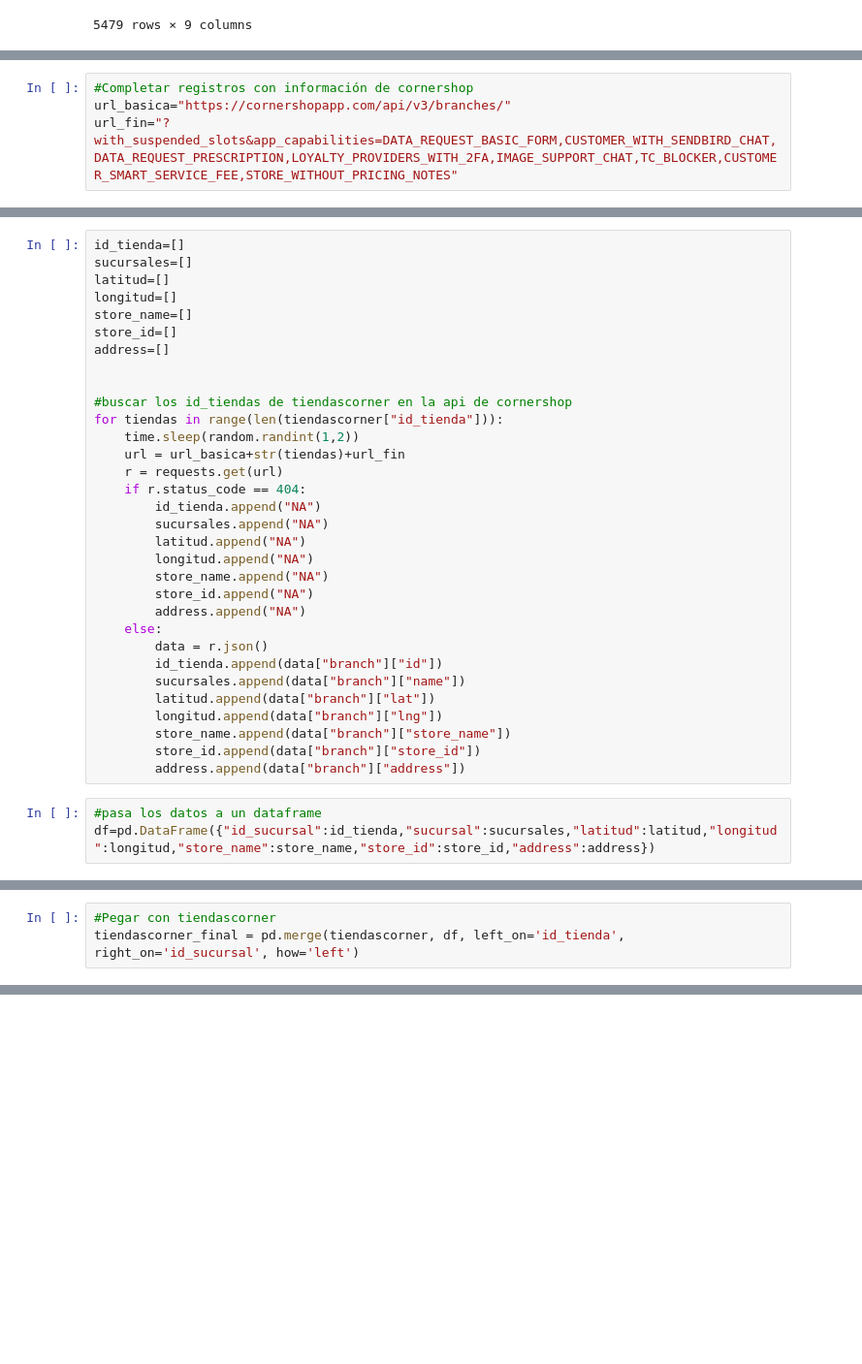
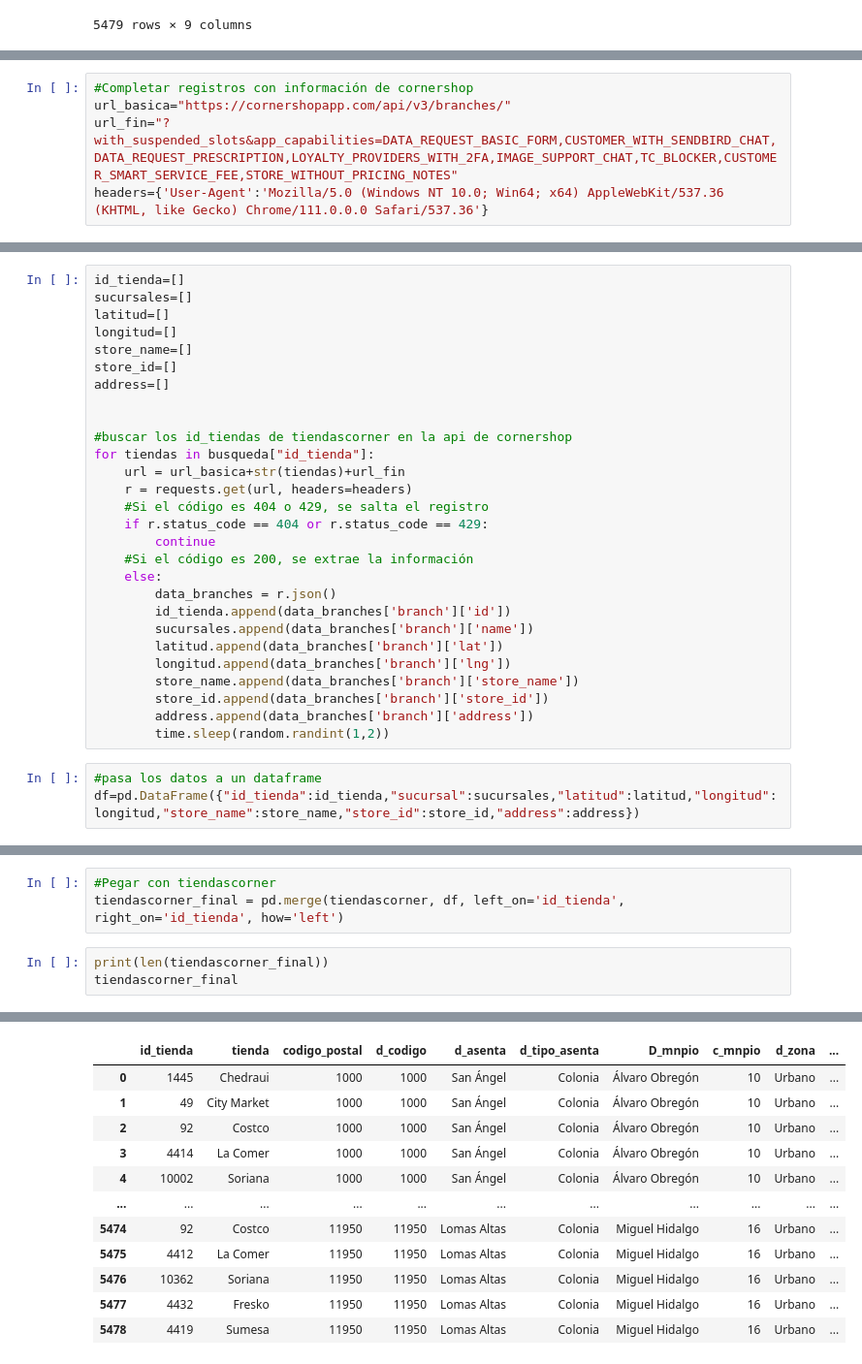
Before and after one commit to labdatos-se/pacic, a Jupyter notebook: tiendas_corner_codpost.ipynb, the cells around one changed output, grey strips where cells are left out. Shown: that part at 97% size. Drawn from its saved outputs; the diff is of its cells as text; blank space fills up the shorter version.

Commit message:
Modificación al código de sucursales

```diff
--- a/tiendas_corner_codpost.ipynb
+++ b/tiendas_corner_codpost.ipynb
@@ -145,3 +152,4 @@ tiendascorner
 #Completar registros con información de cornershop
 url_basica="https://cornershopapp.com/api/v3/branches/"
 url_fin="?with_suspended_slots&app_capabilities=DATA_REQUEST_BASIC_FORM,CUSTOMER_WITH_SENDBIRD_CHAT,DATA_REQUEST_PRESCRIPTION,LOYALTY_PROVIDERS_WITH_2FA,IMAGE_SUPPORT_CHAT,TC_BLOCKER,CUSTOMER_SMART_SERVICE_FEE,STORE_WITHOUT_PRICING_NOTES"
+headers={'User-Agent':'Mozilla/5.0 (Windows NT 10.0; Win64; x64) AppleWebKit/537.36 (KHTML, like Gecko) Chrome/111.0.0.0 Safari/537.36'}
@@ -158,27 +164,23 @@ address=[]
 
 
 #buscar los id_tiendas de tiendascorner en la api de cornershop
-for tiendas in range(len(tiendascorner["id_tienda"])):
-    time.sleep(random.randint(1,2))
+for tiendas in busqueda["id_tienda"]:
     url = url_basica+str(tiendas)+url_fin
-    r = requests.get(url)
-    if r.status_code == 404:
-        id_tienda.append("NA")
-        sucursales.append("NA")
-        latitud.append("NA")
-        longitud.append("NA")
-        store_name.append("NA")
-        store_id.append("NA")
-        address.append("NA")
+    r = requests.get(url, headers=headers)
+    #Si el código es 404 o 429, se salta el registro
+    if r.status_code == 404 or r.status_code == 429:
+        continue
+    #Si el código es 200, se extrae la información
     else:
-        data = r.json()
-        id_tienda.append(data["branch"]["id"])
-        sucursales.append(data["branch"]["name"])
-        latitud.append(data["branch"]["lat"])
-        longitud.append(data["branch"]["lng"])
-        store_name.append(data["branch"]["store_name"])
-        store_id.append(data["branch"]["store_id"])
-        address.append(data["branch"]["address"])
+        data_branches = r.json()
+        id_tienda.append(data_branches['branch']['id'])
+        sucursales.append(data_branches['branch']['name'])
+        latitud.append(data_branches['branch']['lat'])
+        longitud.append(data_branches['branch']['lng'])
+        store_name.append(data_branches['branch']['store_name'])
+        store_id.append(data_branches['branch']['store_id'])
+        address.append(data_branches['branch']['address'])
+        time.sleep(random.randint(1,2))
 # %%
 #pasa los datos a un dataframe
-df=pd.DataFrame({"id_sucursal":id_tienda,"sucursal":sucursales,"latitud":latitud,"longitud":longitud,"store_name":store_name,"store_id":store_id,"address":address})
+df=pd.DataFrame({"id_tienda":id_tienda,"sucursal":sucursales,"latitud":latitud,"longitud":longitud,"store_name":store_name,"store_id":store_id,"address":address})
@@ -185,3 +203,7 @@ df=pd.DataFrame({"id_sucursal":id_tienda,"sucursal":sucursales,"latitud":latitud
 # %%
 #Pegar con tiendascorner
-tiendascorner_final = pd.merge(tiendascorner, df, left_on='id_tienda', right_on='id_sucursal', how='left')
+tiendascorner_final = pd.merge(tiendascorner, df, left_on='id_tienda', right_on='id_tienda', how='left')
+# %%
+print(len(tiendascorner_final))
+tiendascorner_final
+# %% [output]
@@ -187,0 +211,12 @@ tiendascorner_final = pd.merge(tiendascorner, df, left_on='id_tienda', right_on=
+|  | id_tienda | tienda | codigo_postal | d_codigo | d_asenta | d_tipo_asenta | D_mnpio | c_mnpio | d_zona | ... |
+| 0 | 1445 | Chedraui | 1000 | 1000 | San Ángel | Colonia | Álvaro Obregón | 10 | Urbano | ... |
+| 1 | 49 | City Market | 1000 | 1000 | San Ángel | Colonia | Álvaro Obregón | 10 | Urbano | ... |
+| 2 | 92 | Costco | 1000 | 1000 | San Ángel | Colonia | Álvaro Obregón | 10 | Urbano | ... |
+| 3 | 4414 | La Comer | 1000 | 1000 | San Ángel | Colonia | Álvaro Obregón | 10 | Urbano | ... |
+| 4 | 10002 | Soriana | 1000 | 1000 | San Ángel | Colonia | Álvaro Obregón | 10 | Urbano | ... |
+| ... | ... | ... | ... | ... | ... | ... | ... | ... | ... | ... |
+| 5474 | 92 | Costco | 11950 | 11950 | Lomas Altas | Colonia | Miguel Hidalgo | 16 | Urbano | ... |
+| 5475 | 4412 | La Comer | 11950 | 11950 | Lomas Altas | Colonia | Miguel Hidalgo | 16 | Urbano | ... |
+| 5476 | 10362 | Soriana | 11950 | 11950 | Lomas Altas | Colonia | Miguel Hidalgo | 16 | Urbano | ... |
+| 5477 | 4432 | Fresko | 11950 | 11950 | Lomas Altas | Colonia | Miguel Hidalgo | 16 | Urbano | ... |
+| 5478 | 4419 | Sumesa | 11950 | 11950 | Lomas Altas | Colonia | Miguel Hidalgo | 16 | Urbano | ... |
```
Also changed, not shown: parts of 6 cells of this notebook, 2 other files.
